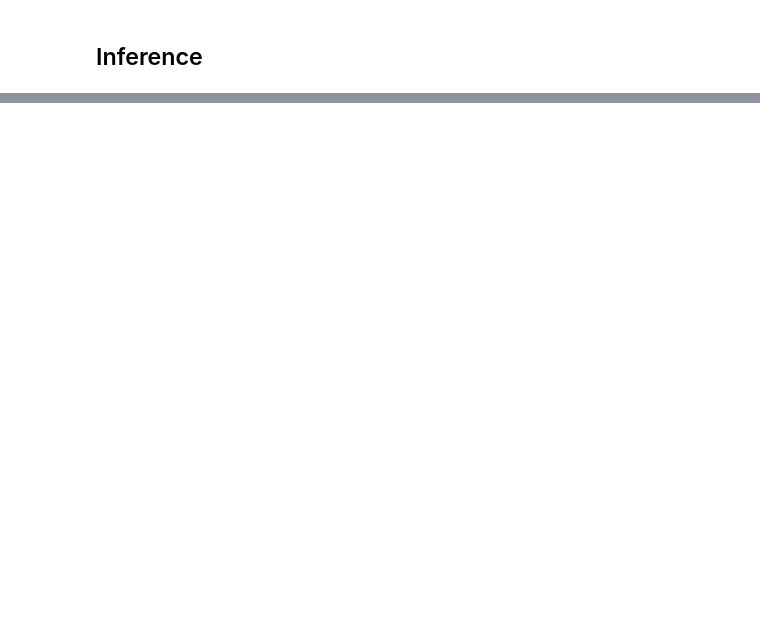
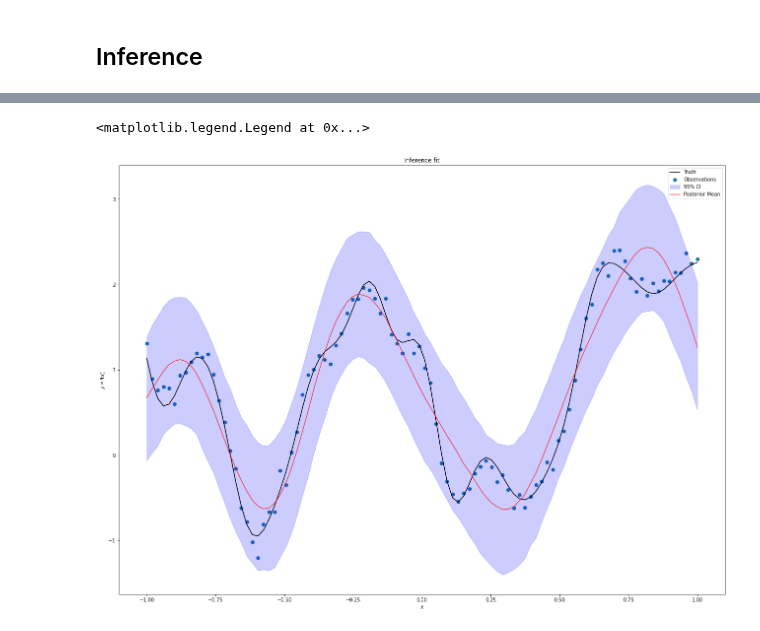
Before and after one commit to drclab/GP_VAE, a Jupyter notebook: drclab/vae.ipynb, the cells around one changed output, grey strips where cells are left out. Cells and saved outputs as stored; diff of their text form; code cells hidden in the pictures; blank space fills up the shorter version.

```diff
--- a/drclab/vae.ipynb
+++ b/drclab/vae.ipynb
@@ -243,0 +303,2 @@ array([ 1.13597143,  0.85712347,  0.66362773,  0.57750194,  0.59688305,
+# %%
+out = fit.stan_variables()
@@ -243,0 +348,27 @@ array([ 1.13597143,  0.85712347,  0.66362773,  0.57750194,  0.59688305,
+# %%
+datapoints = observed[0][0]
+df = pd.DataFrame(out['y2'])
+# %%
+fig = plt.figure(figsize=(22,16))
+ax = fig.add_subplot(111)
+ax.plot(datapoints, f.reshape(-1,1), color="black", label="Truth")
+ax.scatter(datapoints, y.reshape(-1,1), s=46, label="Observations")
+ax.fill_between(datapoints,
+                df.quantile(0.025).to_numpy(),
+                df.quantile(0.975).to_numpy(),
+                #facecolor = "blue",
+                color="blue",
+                alpha= 0.2,
+                label = "95% CI"
+)
+ax.plot(datapoints, df.mean().to_numpy().reshape(-1,1), color="red", alpha=0.7,
+    label="Posterior Mean"
+)
+
+ax.set_xlabel('$x$')
+ax.set_ylabel('$y=f(x)$')
+ax.set_title('Inference fit')
+ax.legend()
+# %% [output]
+<matplotlib.legend.Legend at 0x...>
+[figure, added]
```
Also changed, not shown: parts of 25 cells of this notebook, 3 other files.
